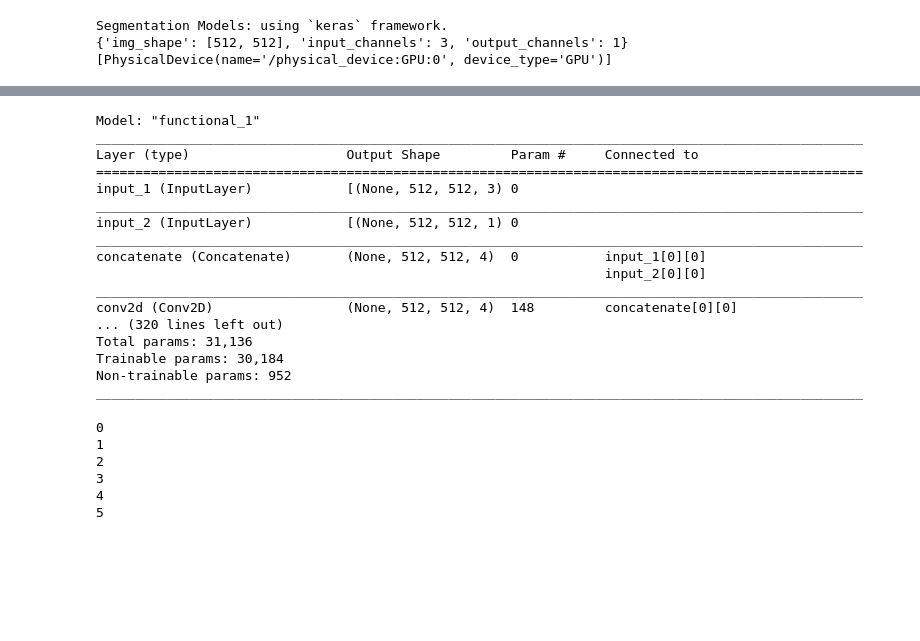
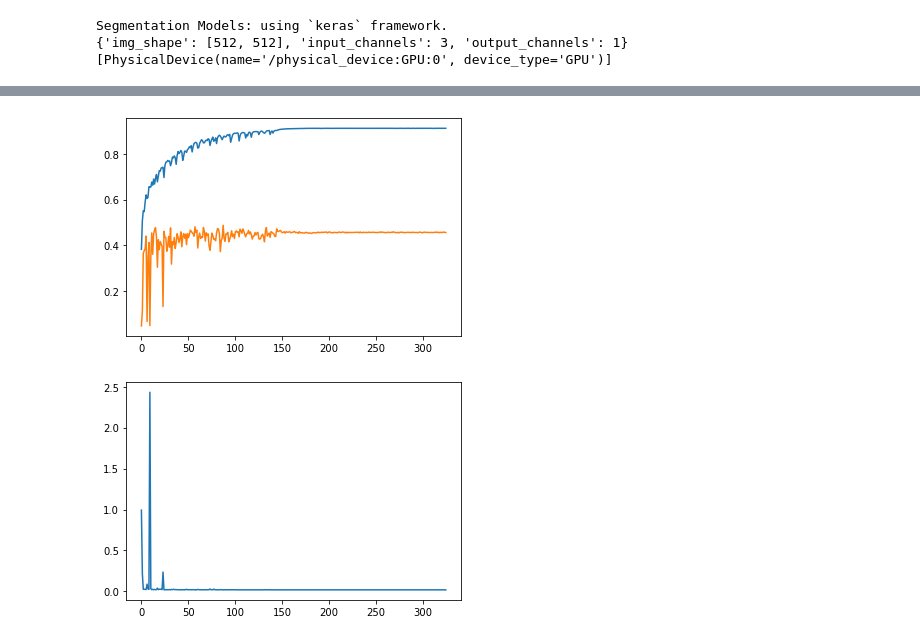
Before and after one commit to tobeor3009/pix2pix_mono_seg, a Jupyter notebook: unet_not_in_memory.ipynb, the cells around one changed output, grey strips where cells are left out. Drawn from its saved outputs; the diff is of its cells as text; code cells hidden in the pictures; blank space fills up the shorter version.

```diff
--- a/unet_not_in_memory.ipynb
+++ b/unet_not_in_memory.ipynb
@@ -325,35 +201,15 @@ gan.train_data_loader.data_getter.image_path_list
-# %%
-temp.summary()
-# %% [output]
-Model: "functional_1"
-__________________________________________________________________________________________________
-Layer (type)                    Output Shape         Param #     Connected to
-==================================================================================================
-input_1 (InputLayer)            [(None, 512, 512, 3) 0
-__________________________________________________________________________________________________
-input_2 (InputLayer)            [(None, 512, 512, 1) 0
-__________________________________________________________________________________________________
-concatenate (Concatenate)       (None, 512, 512, 4)  0           input_1[0][0]
-                                                                 input_2[0][0]
-__________________________________________________________________________________________________
-conv2d (Conv2D)                 (None, 512, 512, 4)  148         concatenate[0][0]
-... (320 lines left out)
-Total params: 31,136
-Trainable params: 30,184
-Non-trainable params: 952
-__________________________________________________________________________________________________
-# %%
-from gan_module.model.build_model import build_discriminator
-
-temp = build_discriminator(
-            input_img_shape=(512,512,3),
-            output_img_shape=(512,512,1),
-            discriminator_power=4,
-)
-# %% [output]
-0
-1
-2
-3
-4
-5
+# %%
+from matplotlib import pyplot as plt
+
+plt.plot(dict_from_csv["dice_score"])
+plt.plot(dict_from_csv["val_dice_score"])
+plt.show()
+# %% [output]
+[figure, added]
+# %%
+from matplotlib import pyplot as plt
+
+plt.plot(dict_from_csv["val_loss"])
+plt.show()
+# %% [output]
+[figure, added]
```
Also changed, not shown: parts of 23 cells of this notebook, 10 other files.
